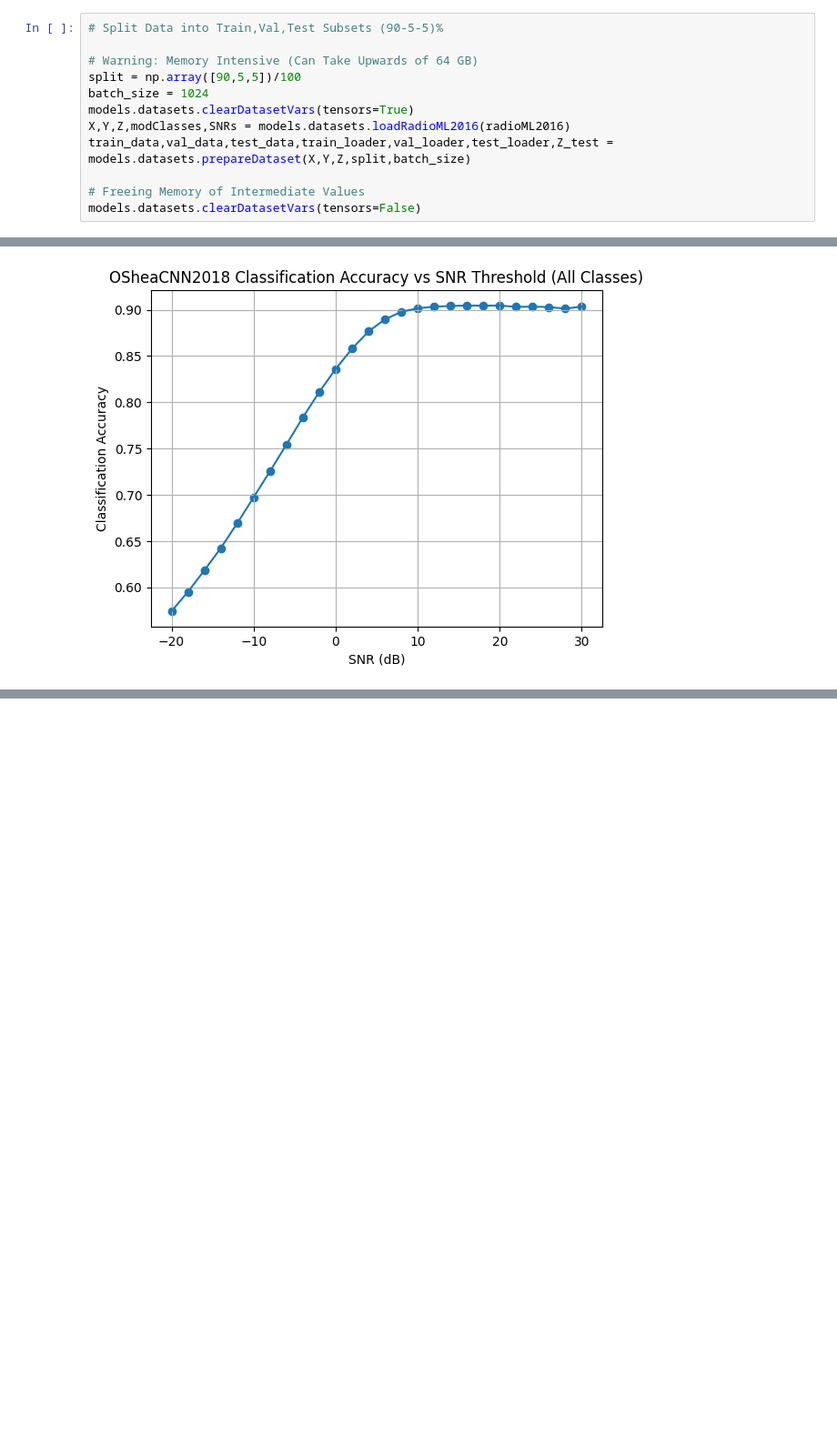
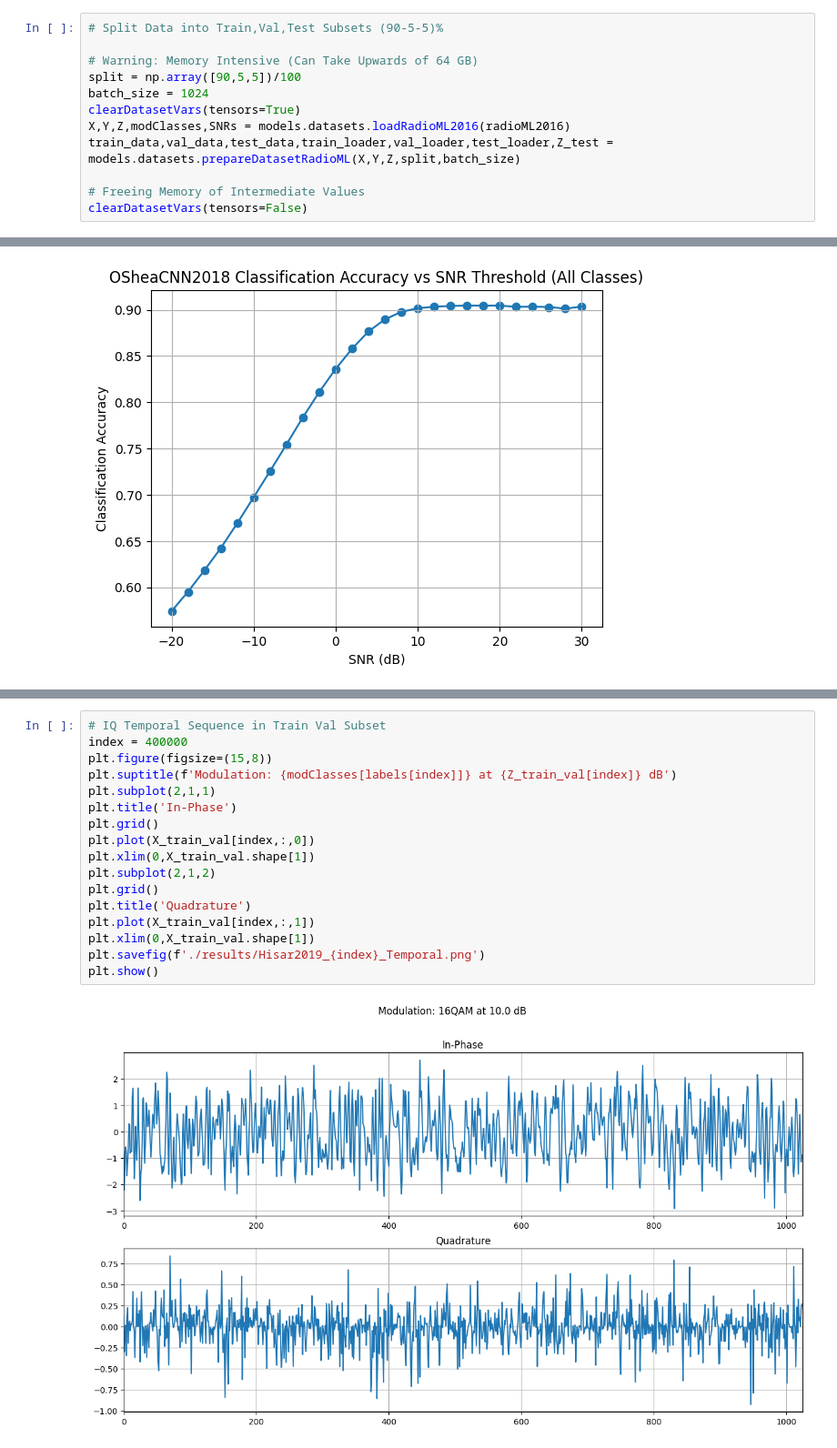
Before and after one commit to dotimothy/ECE239AS-MWC-AMR, a Jupyter notebook: Project.ipynb, the cells around one changed output, grey strips where cells are left out. Shown at 91% size. Drawn from its saved outputs; the diff is of its cells as text; blank space fills up the shorter version.

```diff
--- a/Project.ipynb
+++ b/Project.ipynb
@@ -210,12 +252,12 @@ plt.show()
 # Warning: Memory Intensive (Can Take Upwards of 64 GB)
 split = np.array([90,5,5])/100
 batch_size = 1024
-models.datasets.clearDatasetVars(tensors=True)
+clearDatasetVars(tensors=True)
 X,Y,Z,modClasses,SNRs = models.datasets.loadRadioML2016(radioML2016)
-train_data,val_data,test_data,train_loader,val_loader,test_loader,Z_test = models.datasets.prepareDataset(X,Y,Z,split,batch_size)
+train_data,val_data,test_data,train_loader,val_loader,test_loader,Z_test = models.datasets.prepareDatasetRadioML(X,Y,Z,split,batch_size)
 
 # Freeing Memory of Intermediate Values
-models.datasets.clearDatasetVars(tensors=False)
+clearDatasetVars(tensors=False)
 # %% [markdown]
 ### Model Training and Evaluation
 # %%
@@ -511,0 +623,19 @@ Z_test = np.loadtxt(f'{hisarDir}/HisarMod2019.1/Test/test_snr.csv')
+# %%
+# IQ Temporal Sequence in Train Val Subset
+index = 400000
+plt.figure(figsize=(15,8))
+plt.suptitle(f'Modulation: {modClasses[labels[index]]} at {Z_train_val[index]} dB')
+plt.subplot(2,1,1)
+plt.title('In-Phase')
+plt.grid()
+plt.plot(X_train_val[index,:,0])
+plt.xlim(0,X_train_val.shape[1])
+plt.subplot(2,1,2)
+plt.grid()
+plt.title('Quadrature')
+plt.plot(X_train_val[index,:,1])
+plt.xlim(0,X_train_val.shape[1])
+plt.savefig(f'./results/Hisar2019_{index}_Temporal.png')
+plt.show()
+# %% [output]
+[figure, added]
```
Also changed, not shown: parts of 32 cells of this notebook, 22 other files.
